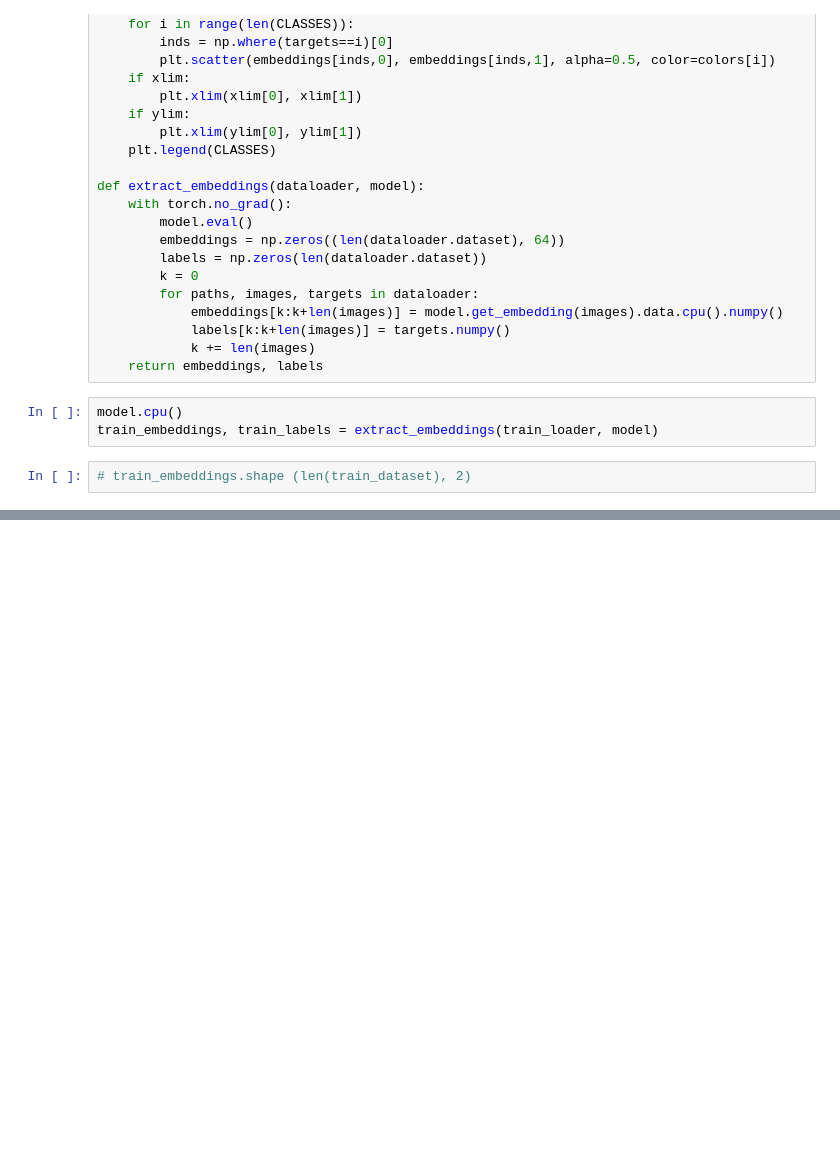
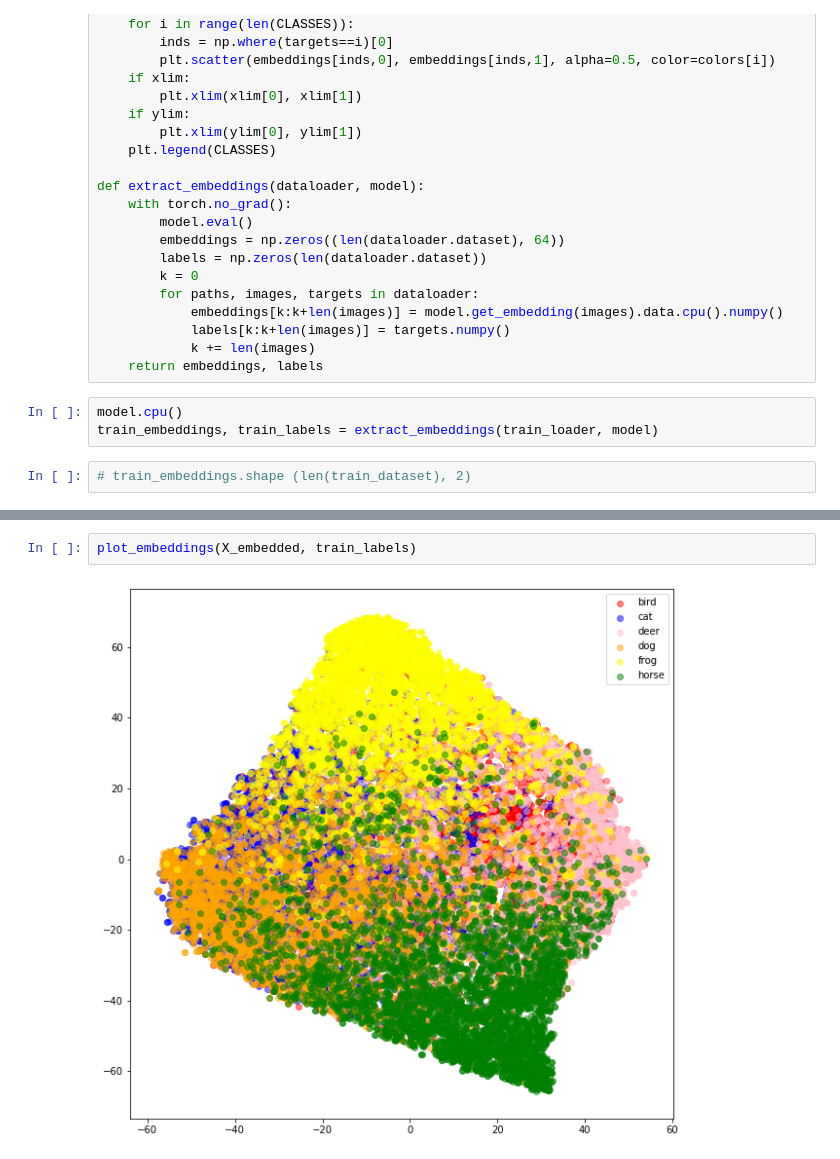
Before and after one commit to gesoges0/cifar10-pytorch-metric-learning, a Jupyter notebook: CIFAR10-Siamese-Contrasitve-UMAP.ipynb, the cells around one changed output, grey strips where cells are left out. Cells and saved outputs as stored; diff of their text form; blank space fills up the shorter version.

```diff
--- a/CIFAR10-Siamese-Contrasitve-UMAP.ipynb
+++ b/CIFAR10-Siamese-Contrasitve-UMAP.ipynb
@@ -339,0 +361,4 @@ plot_embeddings(train_embeddings, train_labels)
+# %%
+plot_embeddings(X_embedded, train_labels)
+# %% [output]
+[figure, added]
```
Also changed, not shown: parts of 7 cells of this notebook.
